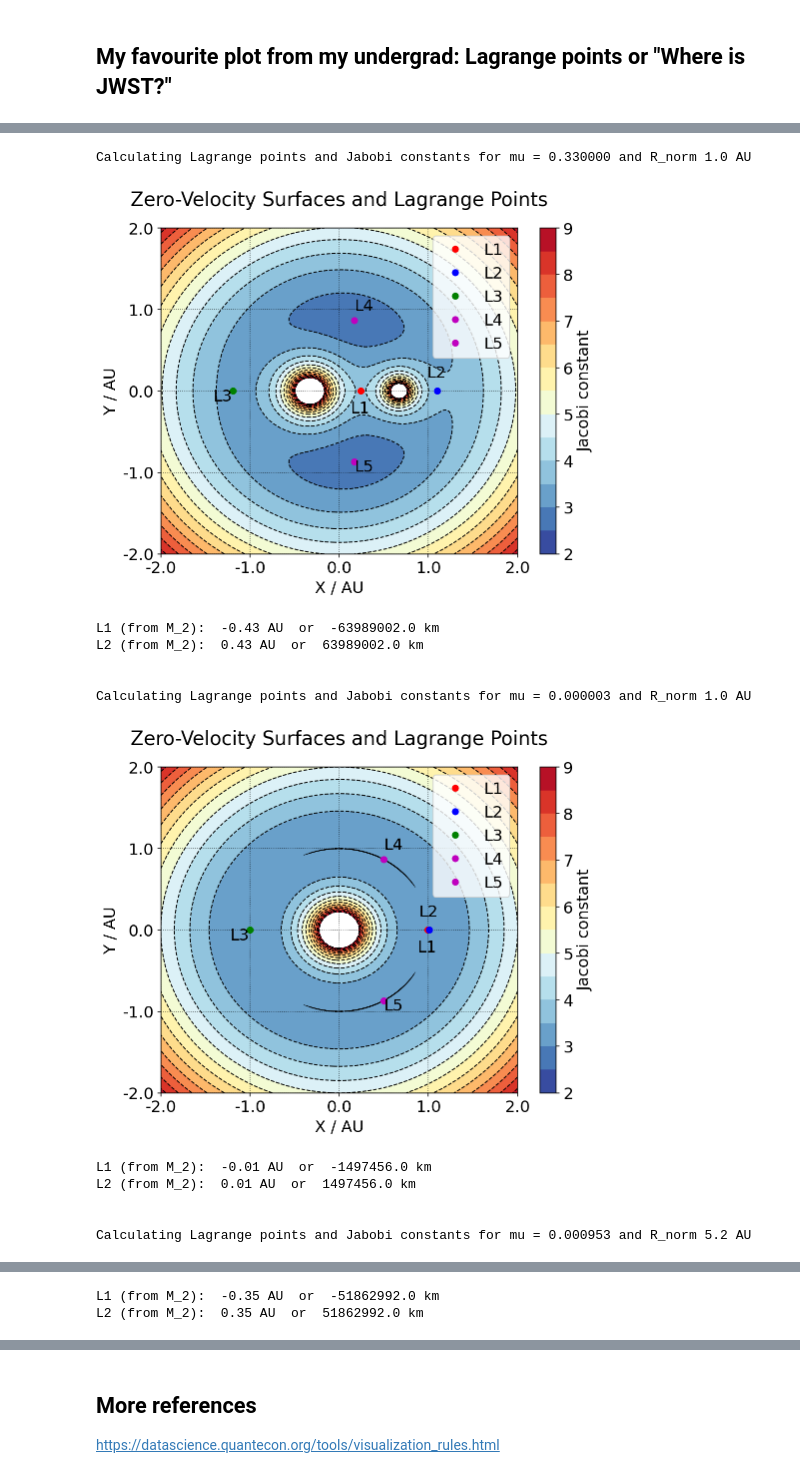
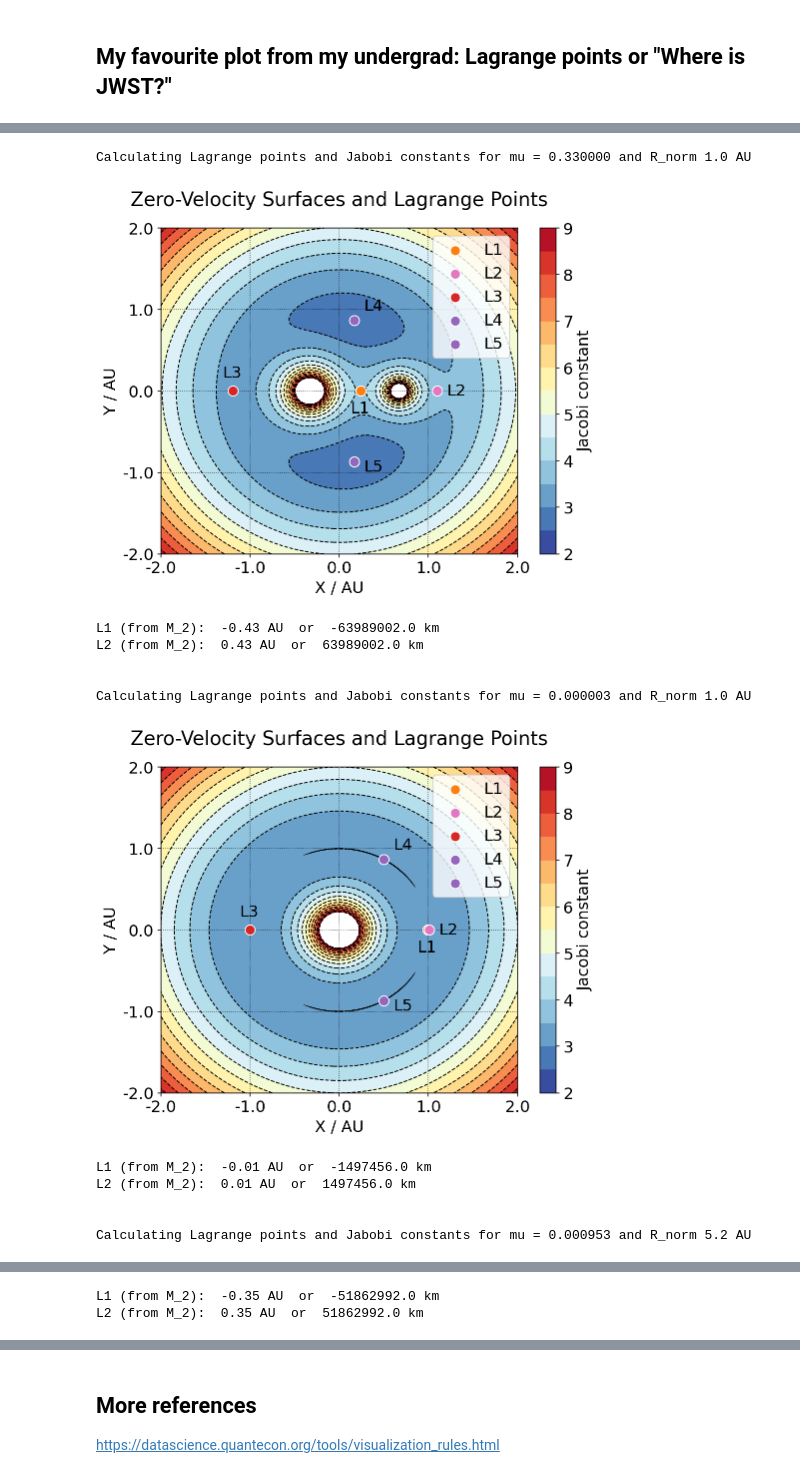
Before and after one commit to svenbuder/astr4004_2024_week7, a Jupyter notebook: anu_astr4004_2024_week7c_plot_clinic.ipynb, the cells around one changed output, grey strips where cells are left out. Cells and saved outputs as stored; diff of their text form; code cells hidden in the pictures.

```diff
--- a/anu_astr4004_2024_week7c_plot_clinic.ipynb
+++ b/anu_astr4004_2024_week7c_plot_clinic.ipynb
@@ -521,5 +517,6 @@ Finally, we can find an effective potential, $C$, that takes into account the di
 # %%
 import numpy as np
+import astropy.units as u
 import matplotlib.pyplot as plt
 from scipy.optimize import fsolve
 from astropy.constants import M_sun, M_earth, M_jup, au
@@ -602,57 +599,57 @@ def plot_xy_cut_with_lagrange(mu, R_norm = 1*u.AU, levels=np.linspace(2, 9, 15))
     colorbar = plt.colorbar(contour_filled, label="Jacobi constant")
 
     # Plot the Lagrange points
-    plt.plot(L1, 0, 'ro', label='L1')
-    plt.plot(L2, 0, 'bo', label='L2')
-    plt.plot(L3, 0, 'go', label='L3')
-    plt.plot(L4[0], L4[1], 'mo', label='L4')
-    plt.plot(L5[0], L5[1], 'mo', label='L5')
+    plt.scatter([L1], [0], s = 100, c = 'C1', edgecolor='w', label='L1', zorder = 5)
+    plt.scatter([L2], [0], s = 100, c = 'C6', edgecolor='w', label='L2', zorder = 5)
+    plt.scatter([L3], [0], s = 100, c = 'C3', edgecolor='w', label='L3', zorder = 5)
+    plt.scatter([L4[0]], [L4[1]], s = 100, c = 'C4', edgecolor='w', label='L4', zorder = 5)
+    plt.scatter([L5[0]], [L5[1]], s = 100, c = 'C4', edgecolor='w', label='L5', zorder = 5)
 
     # Annotate the Lagrange points
     plt.annotate('L1', (L1, 0), textcoords="offset points", xytext=(-10,-10), va='top')
-    plt.annotate('L2', (L2, 0), textcoords="offset points", xytext=(-10,10), va='bottom')
-    plt.annotate('L3', (L3, 0), textcoords="offset points", xytext=(-10,-10), ha='center')
-    plt.annotate('L4', (L4[0], L4[1]), textcoords="offset points", xytext=(10,10), ha='center')
-    plt.annotate('L5', (L5[0], L5[1]), textcoords="offset points", xytext=(10,-10), ha='center')
+    plt.annotate('L2', (L2, 0), textcoords="offset points", xytext=(10,0), ha='left', va='center')
+    plt.annotate('L3', (L3, 0), textcoords="offset points", xytext=(-10,10), va='bottom')
+    plt.annotate('L4', (L4[0], L4[1]), textcoords="offset points", xytext=(10,10), ha='left')
+    plt.annotate('L5', (L5[0], L5[1]), textcoords="offset points", xytext=(10,-10), ha='left')
 
     # Plot title and labels
     plt.title('Zero-Velocity Surfaces and Lagrange Points',y=1.05)
     plt.xlabel('X / AU')
     plt.ylabel('Y / AU')
 
     # Adjust the frame and grid
     plt.grid(True, linestyle=':', color='black', alpha=0.7)
 
     # Adjust axis labels for given R_norm
     plt.xticks(np.linspace(-2,2,5),np.linspace(-2,2,5)*R_norm.value)
     plt.yticks(np.linspace(-2,2,5),np.linspace(-2,2,5)*R_norm.value)
 
     # Add legend for the Lagrange points
     plt.legend(loc='upper right')
     plt.show()
 
     print('L1 (from M_2): ',np.round(((L1 - (1 - mu))*R_norm).to(u.AU),2),' or ',np.round((L1 - (1 - mu))*R_norm.to(u.km)))
     print('L2 (from M_2): ',np.round(((L2 - (1 - mu))*R_norm).to(u.AU),2),' or ',np.round((L2 - (1 - mu))*R_norm.to(u.km)))
 
 # Let's look at specific cases
 
 # 1: Let's put the Sun and Earth at 1AU distance, but make the Earth half as heavy as the Sun (for visualisation)
 plot_xy_cut_with_lagrange(mu = 0.33, R_norm = 1*u.AU, levels=np.linspace(2, 9, 15))
 
 # 2: Not let's make the Earth as heavy (light?) as it actually is:
 plot_xy_cut_with_lagrange(mu = mu_earth, R_norm = 1*u.AU)
 
 # 3: Finally, let's look at the actually 2nd heaviest object in the solar System: Jupiter
 plot_xy_cut_with_lagrange(mu = mu_jup, R_norm = 5.2*u.AU)  # Adjusting contour levels
 # %% [output]
 Calculating Lagrange points and Jabobi constants for mu = 0.330000 and R_norm 1.0 AU
-[figure, old version]
+[figure, new version]
 L1 (from M_2):  -0.43 AU  or  -63989002.0 km
 L2 (from M_2):  0.43 AU  or  63989002.0 km
 
 
 Calculating Lagrange points and Jabobi constants for mu = 0.000003 and R_norm 1.0 AU
-[figure, old version]
+[figure, new version]
 L1 (from M_2):  -0.01 AU  or  -1497456.0 km
 L2 (from M_2):  0.01 AU  or  1497456.0 km
 
```
Also changed, not shown: parts of 10 cells of this notebook, 3 other files.
